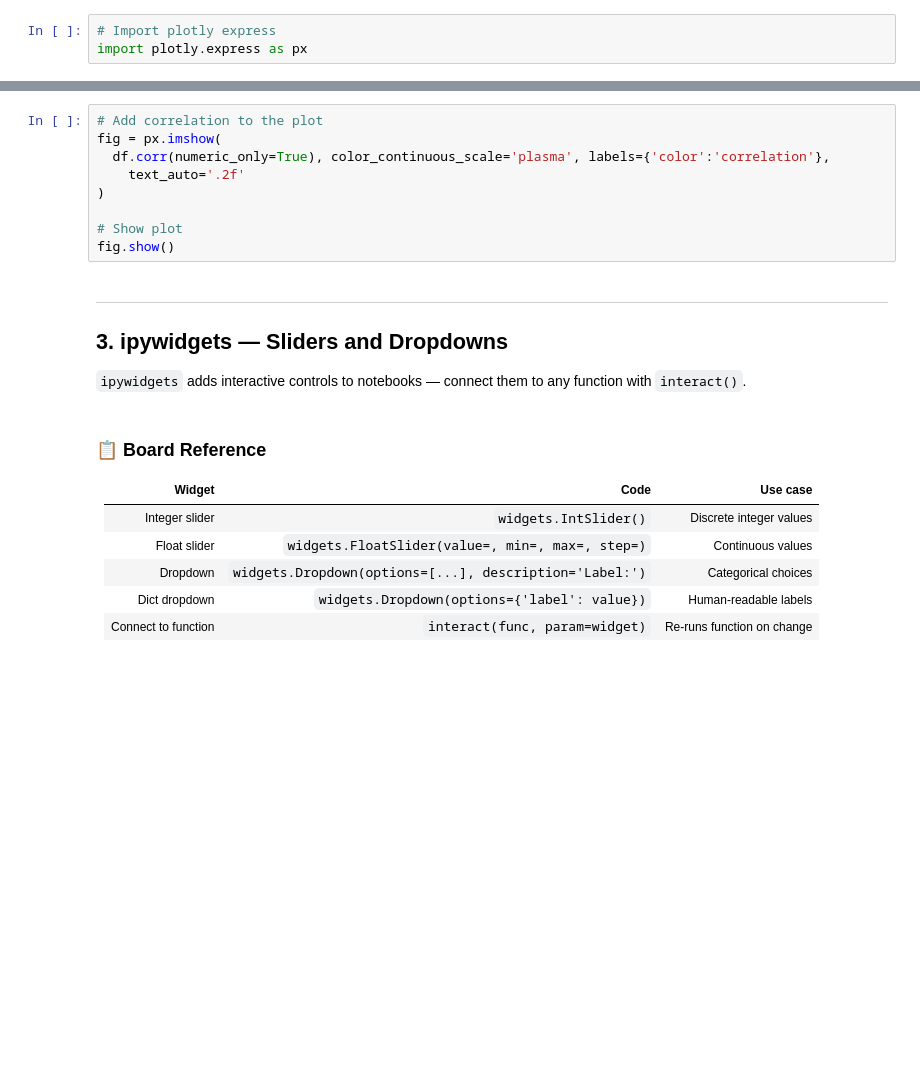
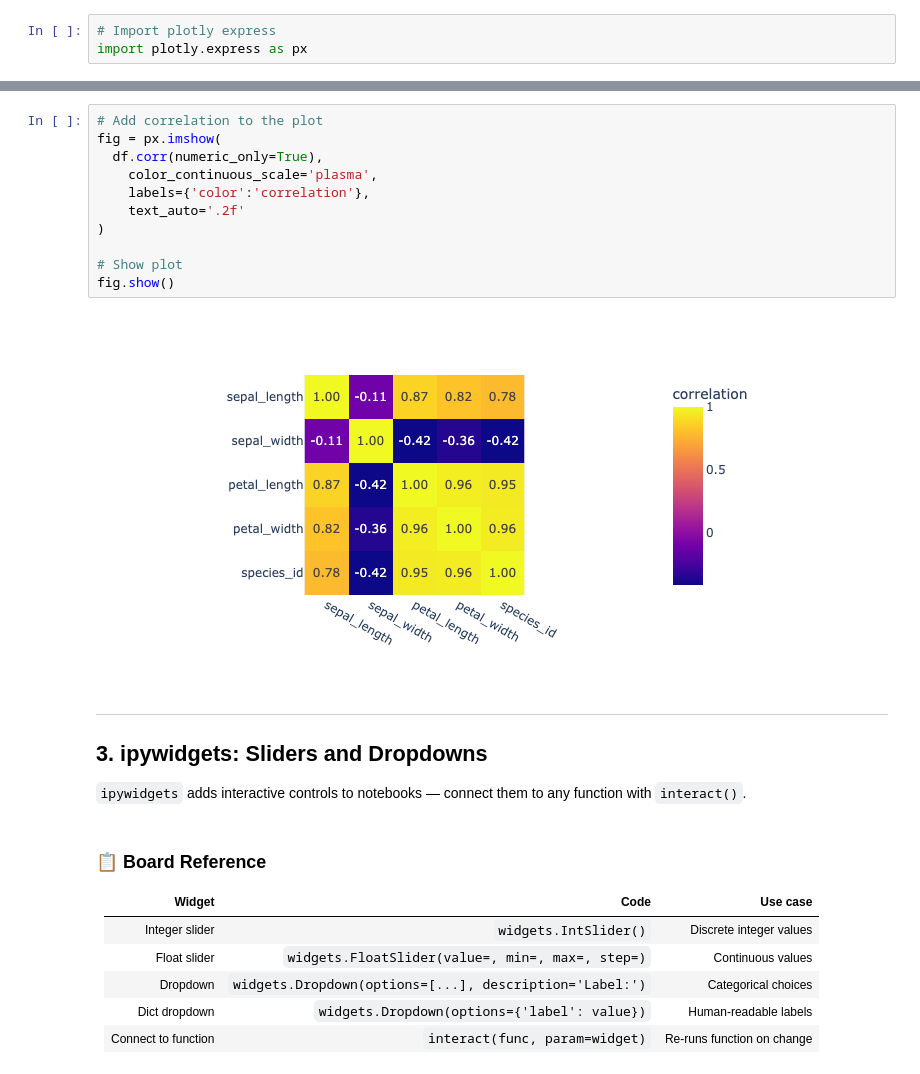
Before and after one commit to mlekimchi/data271_sp26, a Jupyter notebook: lectures/data271_lec34-ekc.ipynb, the cells around one changed output, grey strips where cells are left out. Cells and saved outputs as stored; diff of their text form; blank space fills up the shorter version.

```diff
--- a/lectures/data271_lec34-ekc.ipynb
+++ b/lectures/data271_lec34-ekc.ipynb
@@ -105,15 +133,19 @@ fig.show()
 # %%
 # Add correlation to the plot
 fig = px.imshow(
-  df.corr(numeric_only=True), color_continuous_scale='plasma', labels={'color':'correlation'},
+  df.corr(numeric_only=True),
+    color_continuous_scale='plasma',
+    labels={'color':'correlation'},
     text_auto='.2f'
 )
 
 # Show plot
 fig.show()
+# %% [output]
+[figure, added]
 # %% [markdown]
 ---
-## 3. ipywidgets — Sliders and Dropdowns
+## 3. ipywidgets: Sliders and Dropdowns
 
 `ipywidgets` adds interactive controls to notebooks — connect them to any function with `interact()`.
 # %% [markdown]
```
Also changed, not shown: parts of 27 cells of this notebook, 1 other file.
